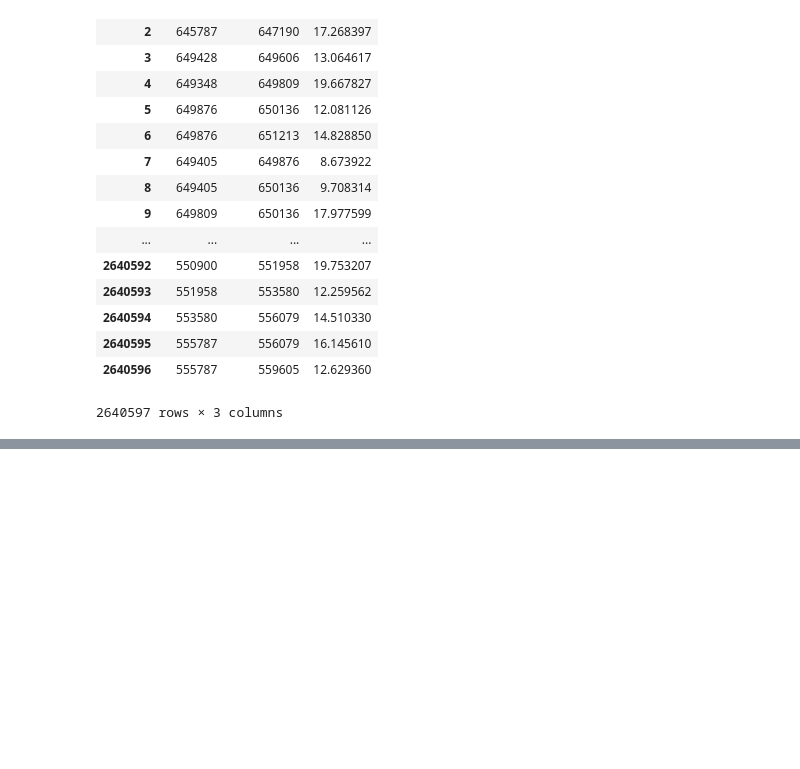
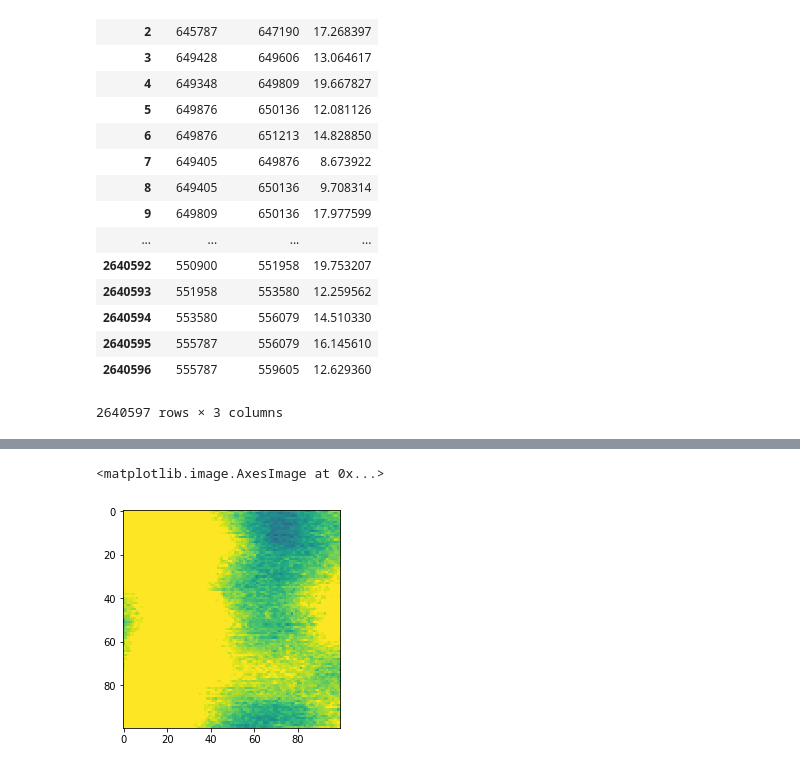
Before and after one commit to mdezylva/masters, a Jupyter notebook: Notebooks/spt_analysis_py27.ipynb, the cells around one changed output, grey strips where cells are left out. Cells and saved outputs as stored; diff of their text form; code cells hidden in the pictures; blank space fills up the shorter version.

```diff
--- a/Notebooks/spt_analysis_py27.ipynb
+++ b/Notebooks/spt_analysis_py27.ipynb
@@ -286,4 +305,7 @@ sptpol_software.observation.sky.ang2Pix(rel_pos_1,[0,-57.5],reso_arcmin=60,map_p
 
 #     return(array[sl_x,sl_y])
 # %%
-plt.imshow(galaxy_pairs.get_subarray(y_map_array,[596,1270],50),vmax=0.00001,vmin=-0.0001)
+plt.imshow(galaxy_pairs.get_subarray(y_map_array,[600,1270],50),vmax=0.00001,vmin=-0.0001)
+# %% [output]
+<matplotlib.image.AxesImage at 0x...>
+[figure, added]
```
Also changed, not shown: parts of 10 cells of this notebook, 2 other files.
